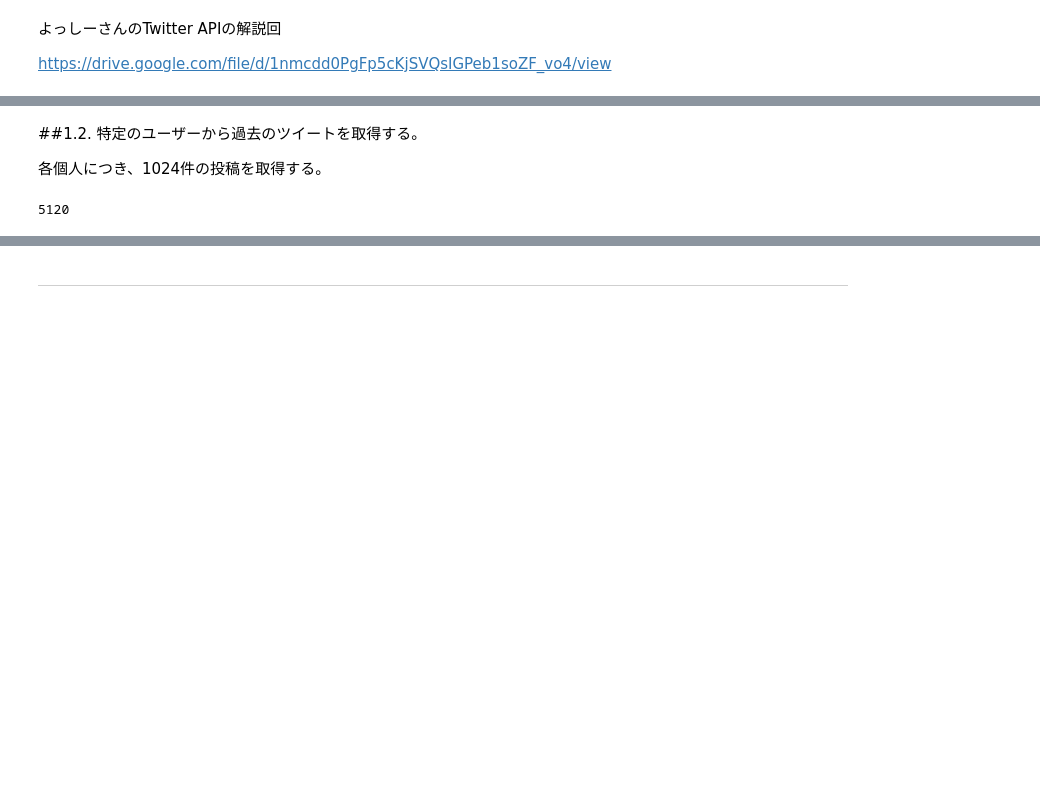
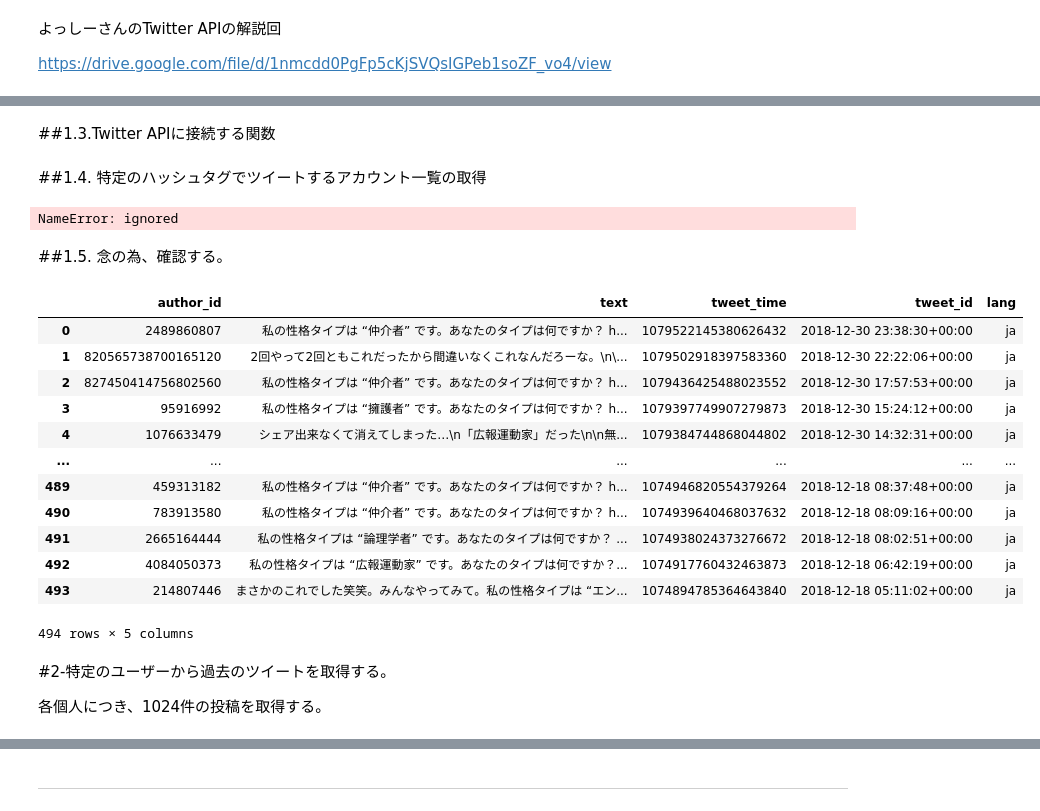
Before and after one commit to sj0054pe/MBTI_Estim, a Jupyter notebook: MBTI/src/Twitter_Listening.ipynb, the cells around one changed output, grey strips where cells are left out. Drawn from its saved outputs; the diff is of its cells as text; code cells hidden in the pictures; blank space fills up the shorter version.

```diff
--- a/MBTI/src/Twitter_Listening.ipynb
+++ b/MBTI/src/Twitter_Listening.ipynb
@@ -112 +62,8 @@ def search_hashtags(search_sentences):
+# %%
+#Inputs for the request
+keyword = "#16Personalities 16personalities.com lang:ja"
+start_time = "2017-01-01T00:00:00.000Z"
+end_time = "2018-12-31T00:00:00.000Z"
+max_results = 500
+next_token = None
 # %% [markdown]
@@ -125,0 +92,2 @@ TypeError: ignored
+# %% [markdown]
+##1.3.Twitter APIに接続する関数
@@ -126,4 +108,61 @@ TypeError: ignored
+# %% [markdown]
+##1.4. 特定のハッシュタグでツイートするアカウント一覧の取得
+# %%
+import dateutil.parser
+import pandas as pd
+
+def Search_Tweets(keyword, start_time, end_time, max_results, next_token, KEYWORDS_FileName):
+  url = Create_url_SearchTweets(keyword, start_time, end_time, max_results)
+  print(url)
+  json_SearchTweets= Connect_to_endpoint(url[0], url[1], next_token)
+  # json_SearchTweets
+  # print(json_SearchTweets)
+  list_EachData=json_SearchTweets['data']
+
+  list_csv=[]
+  list_csv.clear()
+  list_header=['author_id', 'text', 'tweet_time', 'tweet_id', 'lang']
+  for element in list_EachData:
+    #print(element['text'])
+    tweet_AuthorID=element['author_id']
+    tweet_Texts=element['text']
+    tweet_id = element['id']
+    tweet_time = dateutil.parser.parse(element['created_at'])
+    tweet_lang = element['lang']
+
+    list_sub_row=[tweet_AuthorID, tweet_Texts, tweet_id, tweet_time, tweet_lang]
+    list_csv.append(list_sub_row)
+
+  df_SearchTweets=pd.DataFrame(list_csv, columns=list_header)
+  df_SearchTweets.to_csv('%sUserList_%s.csv' % (OUTPUT_DIR_RESULTS, KEYWORDS_FileName))
+
+  return df_SearchTweets
+
+df_SearchTweets=Search_Tweets(keyword, start_time, end_time, max_results, next_token, KEYWORDS_TypeMBTI)
+list_AuthorID=df_SearchTweets['author_id'].to_list()
+# %% [output]
+NameError: ignored
+# %% [markdown]
+##1.5. 念の為、確認する。
+# %%
+list_AuthorID
+
+df_SearchTweets
+# %% [output]
+|  | author_id | text | tweet_time | tweet_id | lang |
+| 0 | 2489860807 | 私の性格タイプは “仲介者” です。あなたのタイプは何ですか？ h... | 1079522145380626432 | 2018-12-30 23:38:30+00:00 | ja |
+| 1 | 820565738700165120 | 2回やって2回ともこれだったから間違いなくこれなんだろーな。\n\... | 1079502918397583360 | 2018-12-30 22:22:06+00:00 | ja |
+| 2 | 827450414756802560 | 私の性格タイプは “仲介者” です。あなたのタイプは何ですか？ h... | 1079436425488023552 | 2018-12-30 17:57:53+00:00 | ja |
+| 3 | 95916992 | 私の性格タイプは “擁護者” です。あなたのタイプは何ですか？ h... | 1079397749907279873 | 2018-12-30 15:24:12+00:00 | ja |
+| 4 | 1076633479 | シェア出来なくて消えてしまった…\n「広報運動家」だった\n\n無... | 1079384744868044802 | 2018-12-30 14:32:31+00:00 | ja |
+| ... | ... | ... | ... | ... | ... |
+| 489 | 459313182 | 私の性格タイプは “仲介者” です。あなたのタイプは何ですか？ h... | 1074946820554379264 | 2018-12-18 08:37:48+00:00 | ja |
+| 490 | 783913580 | 私の性格タイプは “仲介者” です。あなたのタイプは何ですか？ h... | 1074939640468037632 | 2018-12-18 08:09:16+00:00 | ja |
+| 491 | 2665164444 | 私の性格タイプは “論理学者” です。あなたのタイプは何ですか？ ... | 1074938024373276672 | 2018-12-18 08:02:51+00:00 | ja |
+| 492 | 4084050373 | 私の性格タイプは “広報運動家” です。あなたのタイプは何ですか？... | 1074917760432463873 | 2018-12-18 06:42:19+00:00 | ja |
+| 493 | 214807446 | まさかのこれでした笑笑。みんなやってみて。私の性格タイプは “エン... | 1074894785364643840 | 2018-12-18 05:11:02+00:00 | ja |
+494 rows × 5 columns
 # %% [markdown]
-##1.2. 特定のユーザーから過去のツイートを取得する。
+#2-特定のユーザーから過去のツイートを取得する。
 
 各個人につき、1024件の投稿を取得する。
@@ -177,12 +168,0 @@ def pull_tweets_from_specific_users(name_TwitterUser):
-# %%
-list_ENFJ_A, df_ENFJ_A = pull_tweets_from_specific_users("maimai_do")
-list_ENFJ_B, df_ENFJ_B = pull_tweets_from_specific_users("haru2000_nana")
-list_ENFJ_C, df_ENFJ_C = pull_tweets_from_specific_users("R1ri6XpilZ")
-list_ENFJ_D, df_ENFJ_D = pull_tweets_from_specific_users("ManxSolaria")
-list_ENFJ_E, df_ENFJ_E = pull_tweets_from_specific_users("kaura_fe" )
-
-list_ENFJ = list_ENFJ_A[1:] + list_ENFJ_B[1:] + list_ENFJ_C[1:] + list_ENFJ_D[1:]+ list_ENFJ_E[1:]
-print(len(list_ENFJ))
-#list_ENFJ
-# %% [output]
-5120
```
Also changed, not shown: parts of 25 cells of this notebook, 8 other files.
